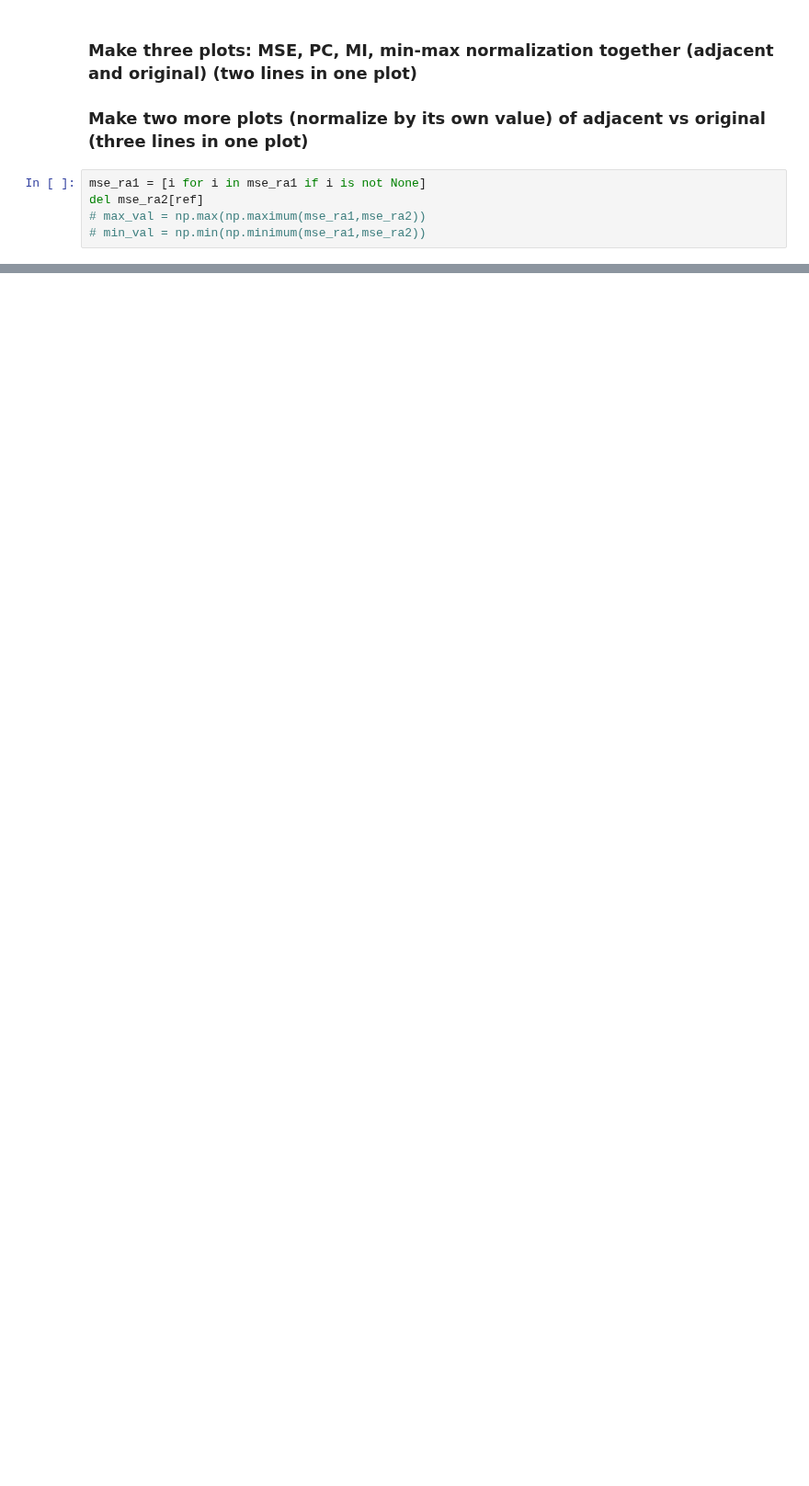
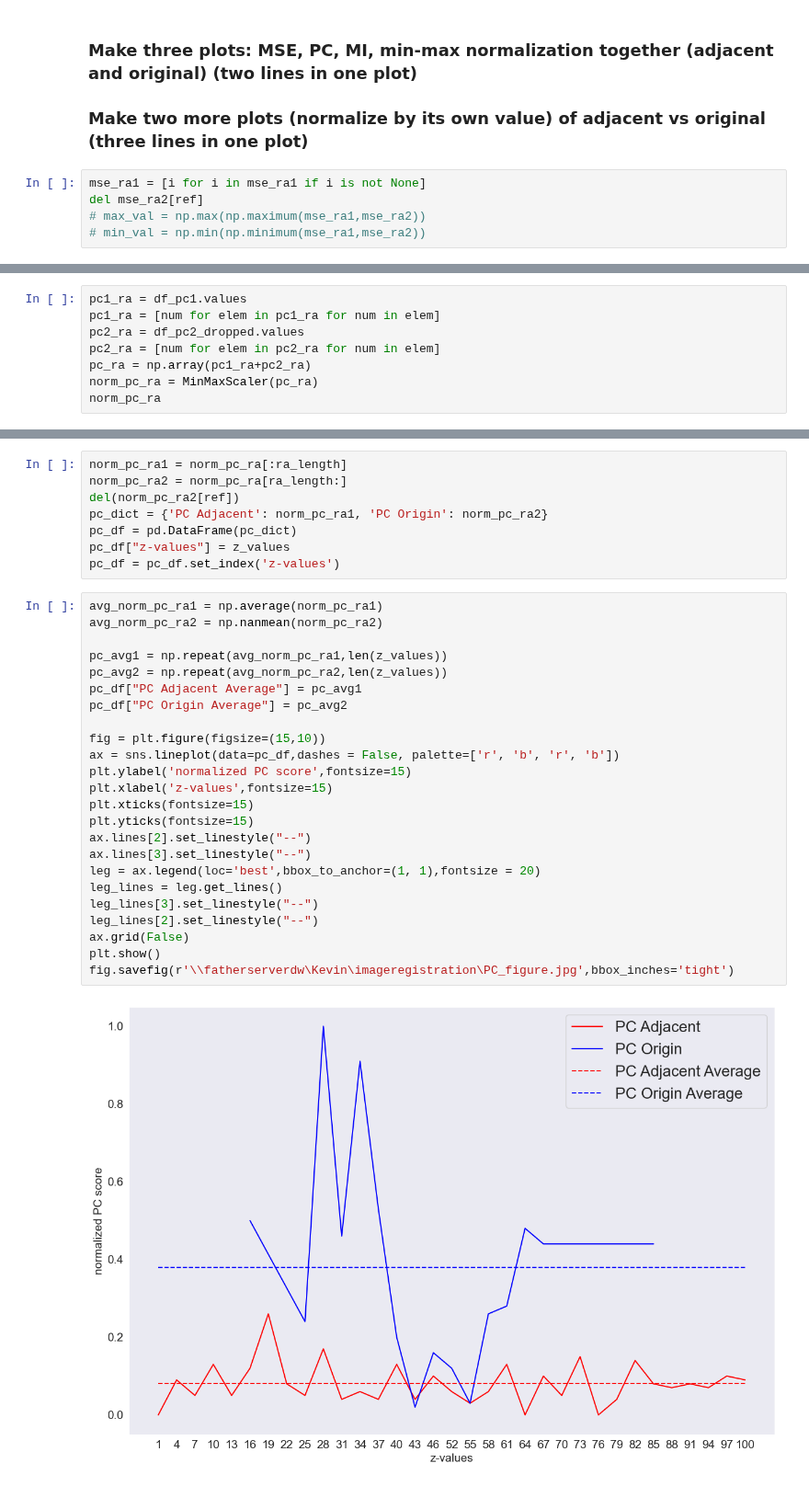
Before and after one commit to Wirtz-Lab/wsi_analysis, a Jupyter notebook: kevin/image_registration_evaluation.ipynb, the cells around one changed output, grey strips where cells are left out. Shown at 92% size. Saved outputs shown, nothing was run; the diff lists cells and outputs as text; blank space fills up the shorter version.

```diff
--- a/kevin/image_registration_evaluation.ipynb
+++ b/kevin/image_registration_evaluation.ipynb
@@ -285,0 +305,8 @@ def MinMaxScaler(x):
+# %%
+pc1_ra = df_pc1.values
+pc1_ra = [num for elem in pc1_ra for num in elem]
+pc2_ra = df_pc2_dropped.values
+pc2_ra = [num for elem in pc2_ra for num in elem]
+pc_ra = np.array(pc1_ra+pc2_ra)
+norm_pc_ra = MinMaxScaler(pc_ra)
+norm_pc_ra
@@ -285,0 +331,34 @@ def MinMaxScaler(x):
+# %%
+norm_pc_ra1 = norm_pc_ra[:ra_length]
+norm_pc_ra2 = norm_pc_ra[ra_length:]
+del(norm_pc_ra2[ref])
+pc_dict = {'PC Adjacent': norm_pc_ra1, 'PC Origin': norm_pc_ra2}
+pc_df = pd.DataFrame(pc_dict)
+pc_df["z-values"] = z_values
+pc_df = pc_df.set_index('z-values')
+# %%
+avg_norm_pc_ra1 = np.average(norm_pc_ra1)
+avg_norm_pc_ra2 = np.nanmean(norm_pc_ra2)
+
+pc_avg1 = np.repeat(avg_norm_pc_ra1,len(z_values))
+pc_avg2 = np.repeat(avg_norm_pc_ra2,len(z_values))
+pc_df["PC Adjacent Average"] = pc_avg1
+pc_df["PC Origin Average"] = pc_avg2
+
+fig = plt.figure(figsize=(15,10))
+ax = sns.lineplot(data=pc_df,dashes = False, palette=['r', 'b', 'r', 'b'])
+plt.ylabel('normalized PC score',fontsize=15)
+plt.xlabel('z-values',fontsize=15)
+plt.xticks(fontsize=15)
+plt.yticks(fontsize=15)
+ax.lines[2].set_linestyle("--")
+ax.lines[3].set_linestyle("--")
+leg = ax.legend(loc='best',bbox_to_anchor=(1, 1),fontsize = 20)
+leg_lines = leg.get_lines()
+leg_lines[3].set_linestyle("--")
+leg_lines[2].set_linestyle("--")
+ax.grid(False)
+plt.show()
+fig.savefig(r'\\fatherserverdw\Kevin\imageregistration\PC_figure.jpg',bbox_inches='tight')
+# %% [output]
+[figure, added]
```
Also changed, not shown: parts of 16 cells of this notebook.
